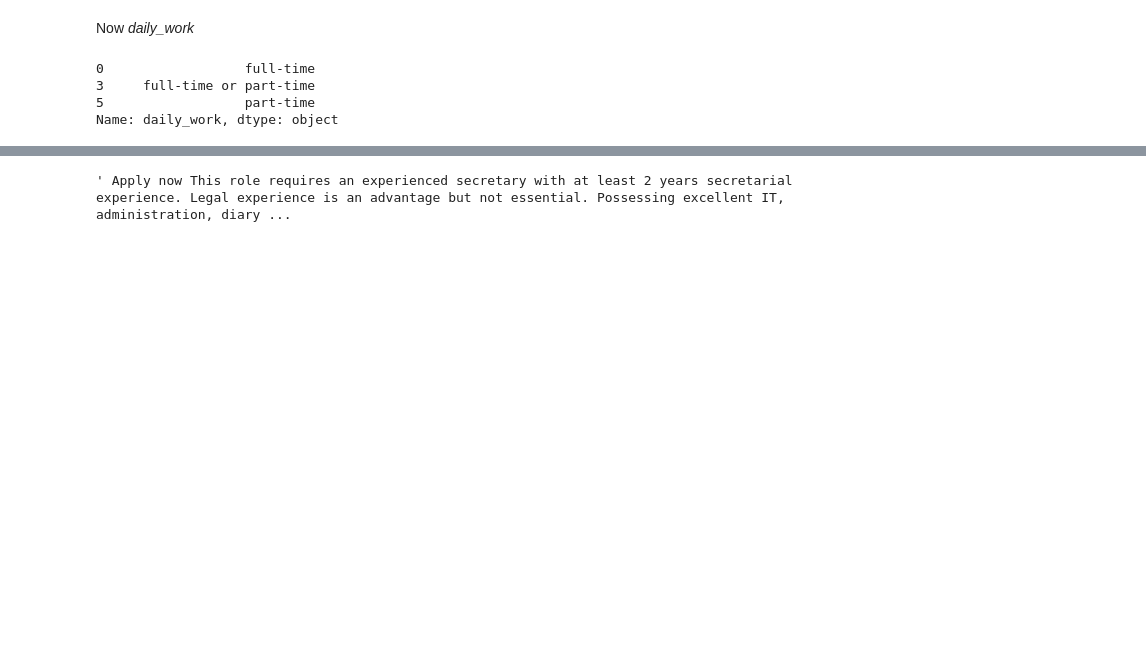
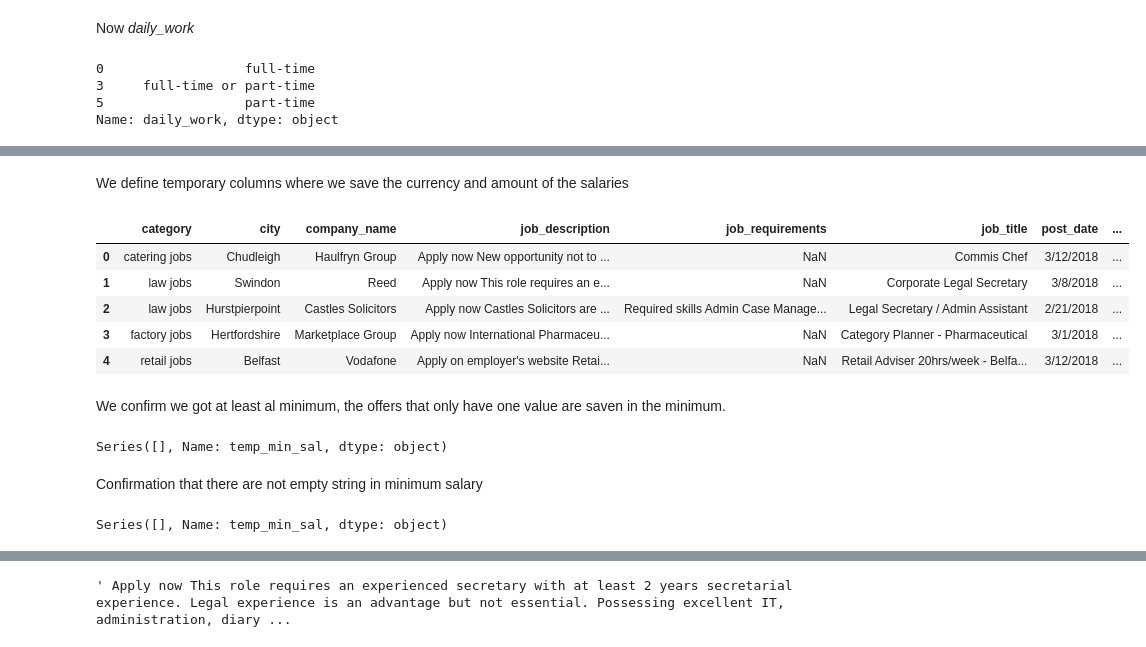
Before and after one commit to JorgeOsorio97/Torre, a Jupyter notebook: Technical Test Torre.ipynb, the cells around one changed output, grey strips where cells are left out. Cells and saved outputs as stored; diff of their text form; code cells hidden in the pictures; blank space fills up the shorter version.

```diff
--- a/Untitled.ipynb
+++ b/Technical Test Torre.ipynb
@@ -224,0 +232,33 @@ RecursionError: maximum recursion depth exceeded while calling a Python object
+# %% [markdown]
+We define temporary columns where we save the currency and amount of the salaries
+# %%
+min_sal_re = re.compile(r'^(?P<curr1>[^0-9- ]{1,4})(?P<money1>[0-9,.]*)')
+data['temp_min_sal'] = data['salary_offered'].map(
+    lambda x: min_sal_re.search(x).group('curr1', 'money1') if min_sal_re.search(x) else 'Error'
+)
+
+max_sal_re = re.compile(r'- (?P<curr2>[^0-9- ]{1,4})(?P<money2>[0-9,.]*)')
+data['temp_max_sal'] = data['salary_offered'].map(
+    lambda x: max_sal_re.search(x).group('curr2', 'money2') if max_sal_re.search(x) else np.nan
+)
+data.head()
+# %% [output]
+|  | category | city | company_name | job_description | job_requirements | job_title | post_date | ... |
+| 0 | catering jobs | Chudleigh | Haulfryn Group | Apply now New opportunity not to ... | NaN | Commis Chef | 3/12/2018 | ... |
+| 1 | law jobs | Swindon | Reed | Apply now This role requires an e... | NaN | Corporate Legal Secretary | 3/8/2018 | ... |
+| 2 | law jobs | Hurstpierpoint | Castles Solicitors | Apply now Castles Solicitors are ... | Required skills Admin Case Manage... | Legal Secretary / Admin Assistant | 2/21/2018 | ... |
+| 3 | factory jobs | Hertfordshire | Marketplace Group | Apply now International Pharmaceu... | NaN | Category Planner - Pharmaceutical | 3/1/2018 | ... |
+| 4 | retail jobs | Belfast | Vodafone | Apply on employer's website Retai... | NaN | Retail Adviser 20hrs/week - Belfa... | 3/12/2018 | ... |
+# %% [markdown]
+We confirm we got at least al minimum, the offers that only have one value are saven in the minimum.
+# %%
+data['temp_min_sal'][data['temp_min_sal'] == 'Error']
+# %% [output]
+Series([], Name: temp_min_sal, dtype: object)
+# %% [markdown]
+Confirmation that there are not empty string in minimum salary
+# %%
+temp = data['temp_min_sal'].map(lambda x: x[1])
+(temp[temp==''])
+# %% [output]
+Series([], Name: temp_min_sal, dtype: object)
```
Also changed, not shown: parts of 28 cells of this notebook.
